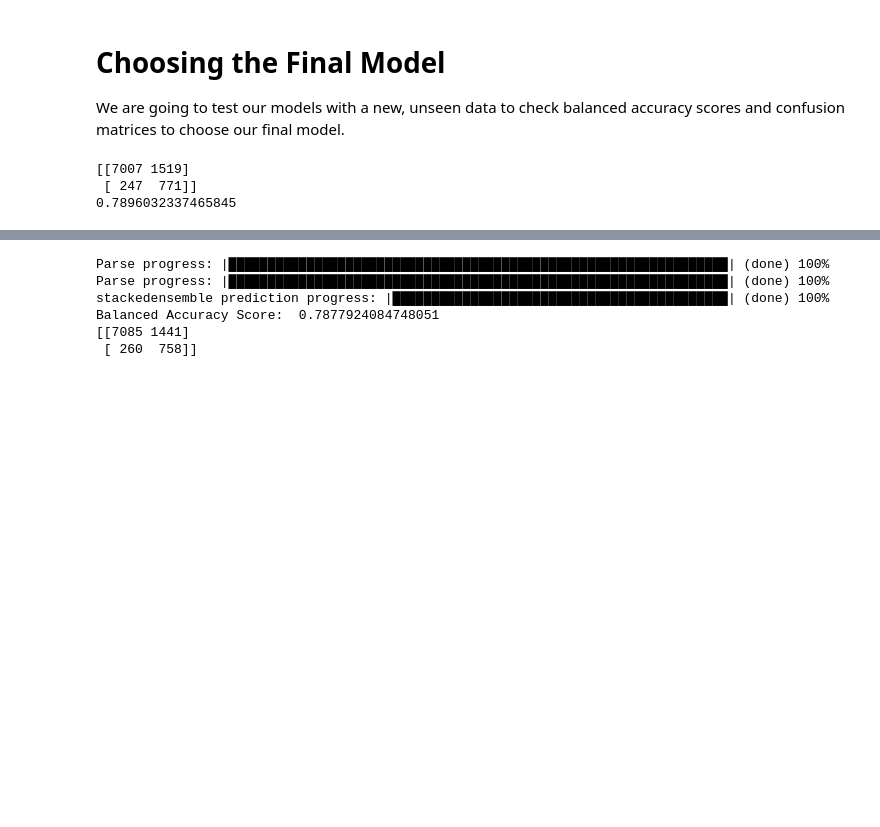
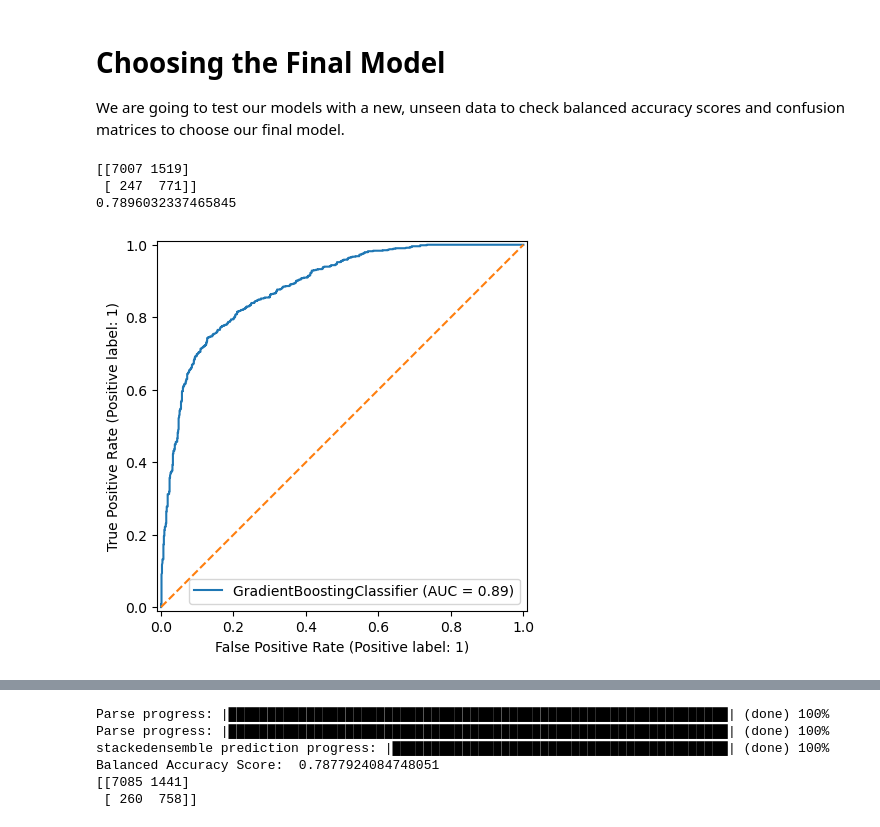
Before and after one commit to sezaiufuk/Predicting_Result_of_Shots_in_La_Liga, a Jupyter notebook: main.ipynb, the cells around one changed output, grey strips where cells are left out. Saved outputs shown, nothing was run; the diff lists cells and outputs as text; code cells hidden in the pictures; blank space fills up the shorter version.

```diff
--- a/main.ipynb
+++ b/main.ipynb
@@ -346,3 +365,14 @@ print(balanced_accuracy_score(Y_validation, y_validation_pred))
 [[7007 1519]
  [ 247  771]]
 0.7896032337465845
+# %%
+from sklearn.metrics import RocCurveDisplay
+import matplotlib.pyplot as plt
+
+RocCurveDisplay.from_estimator(model_rus, x_test_rus, y_test_rus)
+
+
+plt.plot([0, 1], [0, 1], linestyle='--')
+plt.show()
+# %% [output]
+[figure, added]
```
Also changed, not shown: parts of 4 cells of this notebook.
